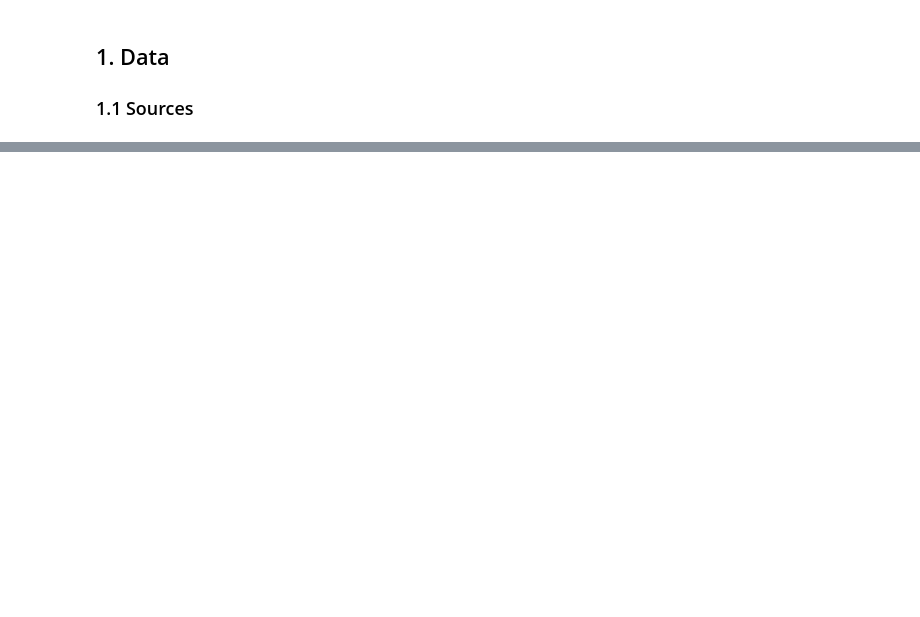
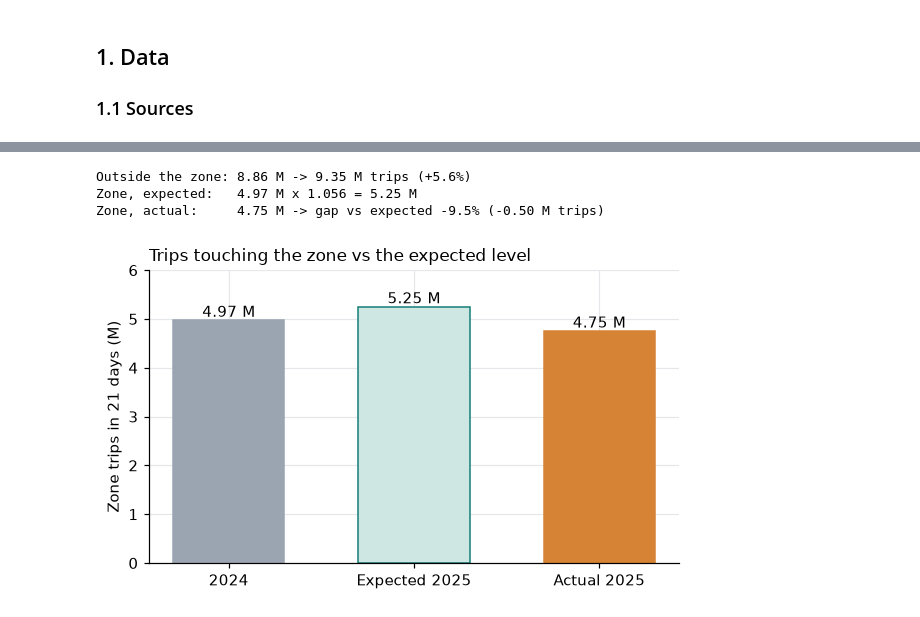
Before and after one commit to handonn2000/urban-mobility-planning, a Jupyter notebook: notebooks/urban_mobility_demand_analysis.ipynb, the cells around one changed output, grey strips where cells are left out. Saved outputs shown, nothing was run; the diff lists cells and outputs as text; code cells hidden in the pictures; blank space fills up the shorter version.

```diff
--- a/notebooks/urban_mobility_demand_analysis.ipynb
+++ b/notebooks/urban_mobility_demand_analysis.ipynb
@@ -1168,0 +195,20 @@ scorecard.style.hide(axis="index")
+# %%
+daily = con.sql('''
+    SELECT request_date,
+           operator,
+           touches_zone,
+           COUNT(*) AS trips,
+           MEDIAN(CASE WHEN wait_min BETWEEN 0 AND 60 THEN wait_min END) AS median_wait
+    FROM labeled
+    GROUP BY request_date, operator, touches_zone
+    ORDER BY request_date, operator, touches_zone
+''').df()
+daily["request_date"] = pd.to_datetime(daily.request_date).astype("datetime64[ns]")
+assert len(daily) == 360 and daily.trips.sum() == retained
+save(daily, "daily_segment")
+
+segments = daily[daily.request_date.between("2025-01-06", "2025-01-26")].pivot_table(
+    index="operator", columns="touches_zone", values="trips", aggfunc="sum").reindex(index=["Uber", "Lyft"], columns=[True, False])
+segments.columns = ["touches zone", "outside zone"]
+print("Completed trips, 6-26 January 2025")
+segments.style.format("{:,}")
@@ -1168,0 +229,29 @@ scorecard.style.hide(axis="index")
+# %%
+def window_trips(start, end):
+    return daily[daily.request_date.between(start, end)].groupby("touches_zone").trips.sum()
+
+
+before, after = window_trips("2024-01-08", "2024-01-28"), window_trips("2025-01-06", "2025-01-26")
+outside_growth = after[False] / before[False] - 1
+expected_zone = before[True] * (1 + outside_growth)
+fee_gap = after[True] / expected_zone - 1
+
+print(f"Outside the zone: {before[False] / 1e6:.2f} M -> {after[False] / 1e6:.2f} M trips ({outside_growth:+.1%})")
+print(f"Zone, expected:   {before[True] / 1e6:.2f} M x {1 + outside_growth:.3f} = {expected_zone / 1e6:.2f} M")
+print(f"Zone, actual:     {after[True] / 1e6:.2f} M -> gap vs expected {fee_gap:+.1%} "
+      f"({(after[True] - expected_zone) / 1e6:+.2f} M trips)")
+
+fig, ax = plt.subplots(figsize=(5.5, 3.4))
+bars = ax.bar(["2024", "Expected 2025", "Actual 2025"], [before[True] / 1e6, expected_zone / 1e6, after[True] / 1e6],
+              color=[GREY, "#cfe7e3", ORANGE], edgecolor=[GREY, TEAL, ORANGE], width=0.6)
+ax.bar_label(bars, fmt="%.2f M")
+ax.set_ylim(0, 6)
+ax.set_ylabel("Zone trips in 21 days (M)")
+ax.set_title("Trips touching the zone vs the expected level")
+plt.tight_layout()
+plt.show()
+# %% [output]
+Outside the zone: 8.86 M -> 9.35 M trips (+5.6%)
+Zone, expected:   4.97 M x 1.056 = 5.25 M
+Zone, actual:     4.75 M -> gap vs expected -9.5% (-0.50 M trips)
+[figure, added]
```
Also changed, not shown: parts of 92 cells of this notebook, 4 other files.
